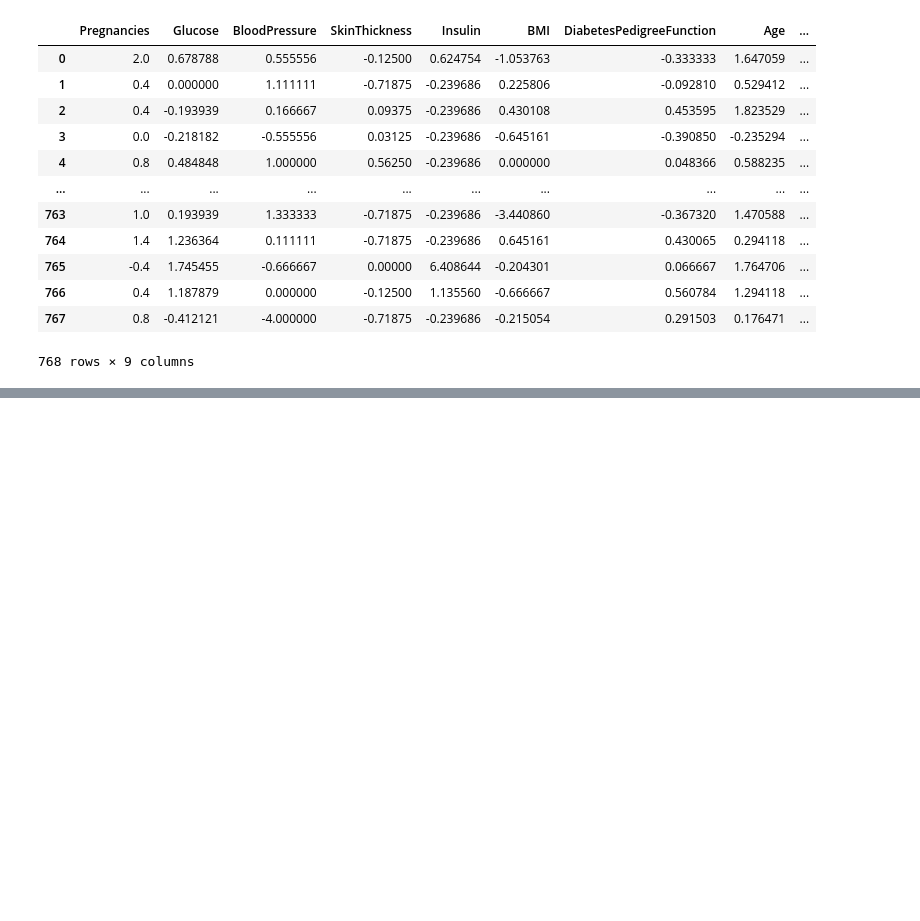
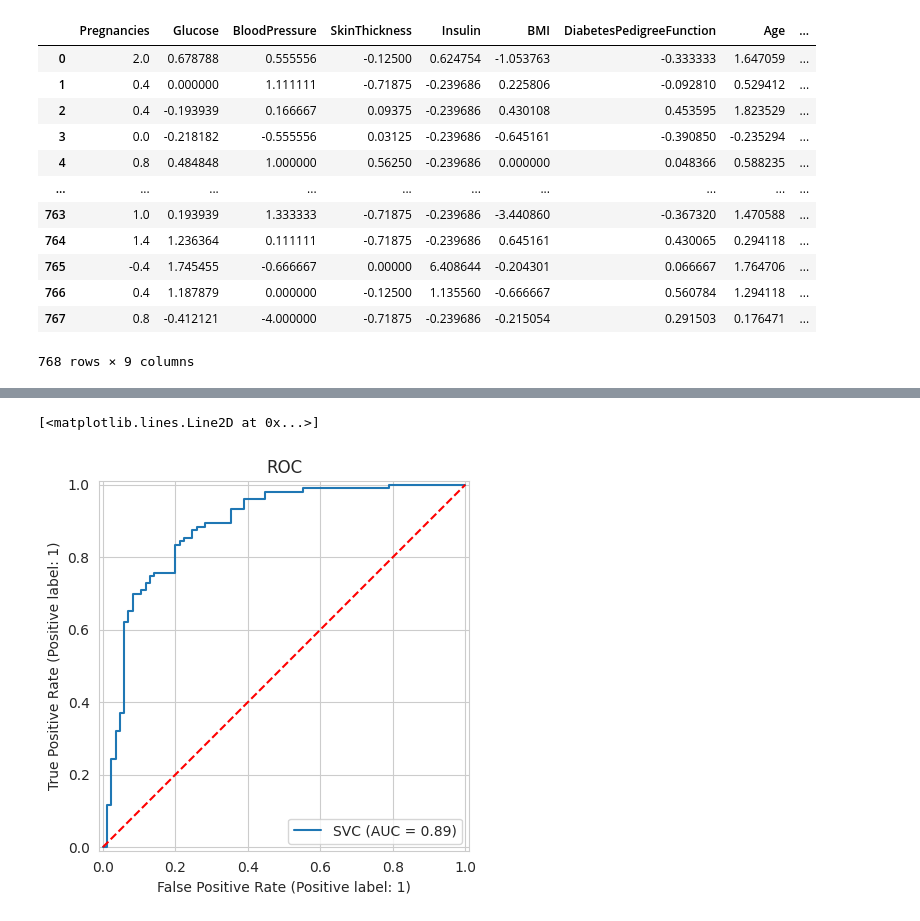
Before and after one commit to Ebratul/practices, a Jupyter notebook: diabetis_kaggle.ipynb, the cells around one changed output, grey strips where cells are left out. Cells and saved outputs as stored; diff of their text form; code cells hidden in the pictures; blank space fills up the shorter version.

```diff
--- a/diabetis_kaggle.ipynb
+++ b/diabetis_kaggle.ipynb
@@ -179,0 +518,7 @@ df
+# %%
+RocCurveDisplay.from_estimator(model_2, x_test, y_test)
+plt.title('ROC')
+plt.plot([0,1],[0,1], color='red', linestyle='--')
+# %% [output]
+[<matplotlib.lines.Line2D at 0x...>]
+[figure, added]
```
Also changed, not shown: parts of 47 cells of this notebook.
